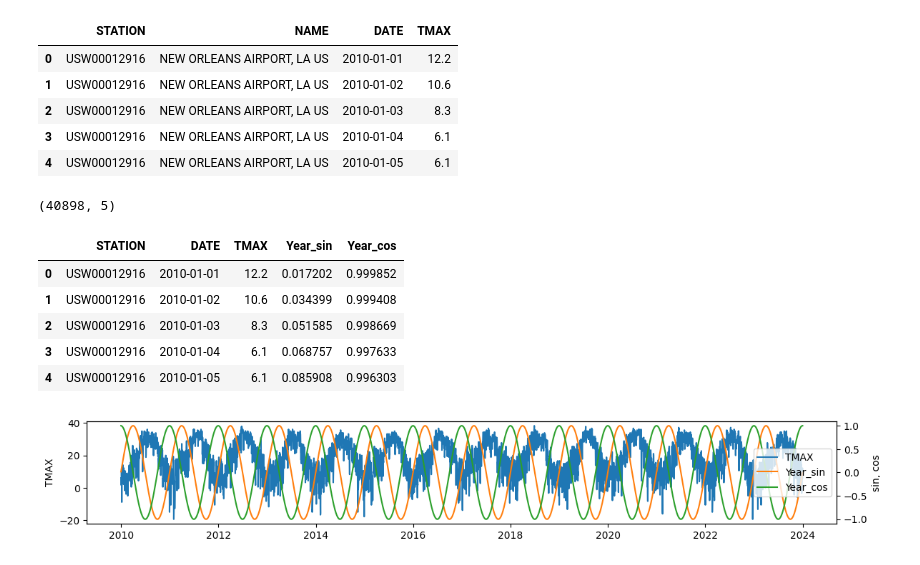
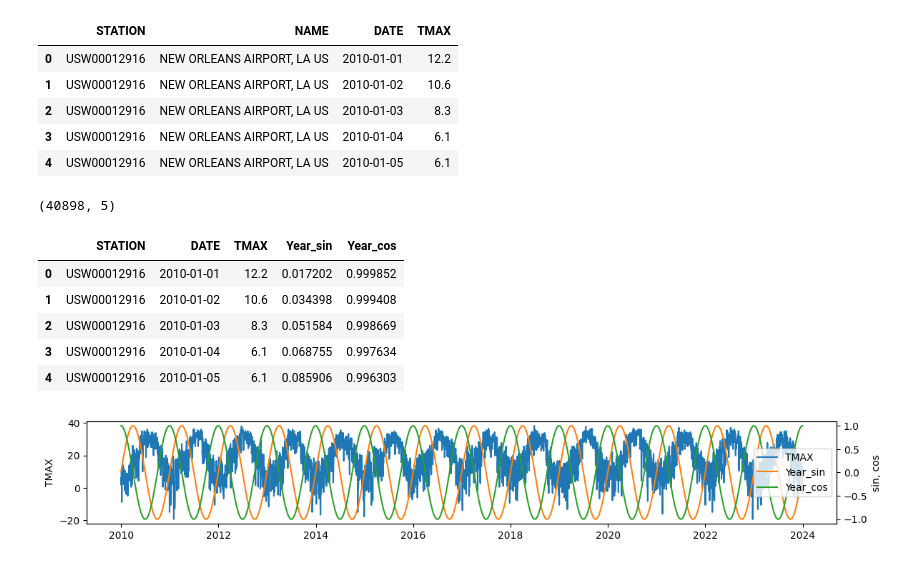
Before and after one commit to antbartash/max_temp, a Jupyter notebook: DNNs/dense_baseline.ipynb, the cells around one changed output. Saved outputs shown, nothing was run; the diff lists cells and outputs as text; code cells hidden in the pictures.

```diff
--- a/DNNs/dense_baseline.ipynb
+++ b/DNNs/dense_baseline.ipynb
@@ -38,24 +38,24 @@ data.head()
 # %%
 # only 1 station
 # data = data[data['STATION'] == 'USW00012916'].reset_index(drop=True)
 # data = data[['DATE', 'TMAX']]
 
 data = data[['STATION', 'DATE', 'TMAX']]
 
 # add sine and cosine transforms to add periodicality
-doy = data['DATE'].dt.dayofyear / 365.2425
+doy = data['DATE'].dt.dayofyear / 365.25
 data['Year_sin'] = np.sin(doy * 2 * np.pi)
 data['Year_cos'] = np.cos(doy * 2 * np.pi)
 
 print(data.shape)
 data.head()
 # %% [output]
 (40898, 5)
 |  | STATION | DATE | TMAX | Year_sin | Year_cos |
 | 0 | USW00012916 | 2010-01-01 | 12.2 | 0.017202 | 0.999852 |
-| 1 | USW00012916 | 2010-01-02 | 10.6 | 0.034399 | 0.999408 |
-| 2 | USW00012916 | 2010-01-03 | 8.3 | 0.051585 | 0.998669 |
-| 3 | USW00012916 | 2010-01-04 | 6.1 | 0.068757 | 0.997633 |
-| 4 | USW00012916 | 2010-01-05 | 6.1 | 0.085908 | 0.996303 |
+| 1 | USW00012916 | 2010-01-02 | 10.6 | 0.034398 | 0.999408 |
+| 2 | USW00012916 | 2010-01-03 | 8.3 | 0.051584 | 0.998669 |
+| 3 | USW00012916 | 2010-01-04 | 6.1 | 0.068755 | 0.997634 |
+| 4 | USW00012916 | 2010-01-05 | 6.1 | 0.085906 | 0.996303 |
 # %%
 # Station TMAX plot
```
Also changed, not shown: parts of 30 cells of this notebook.
